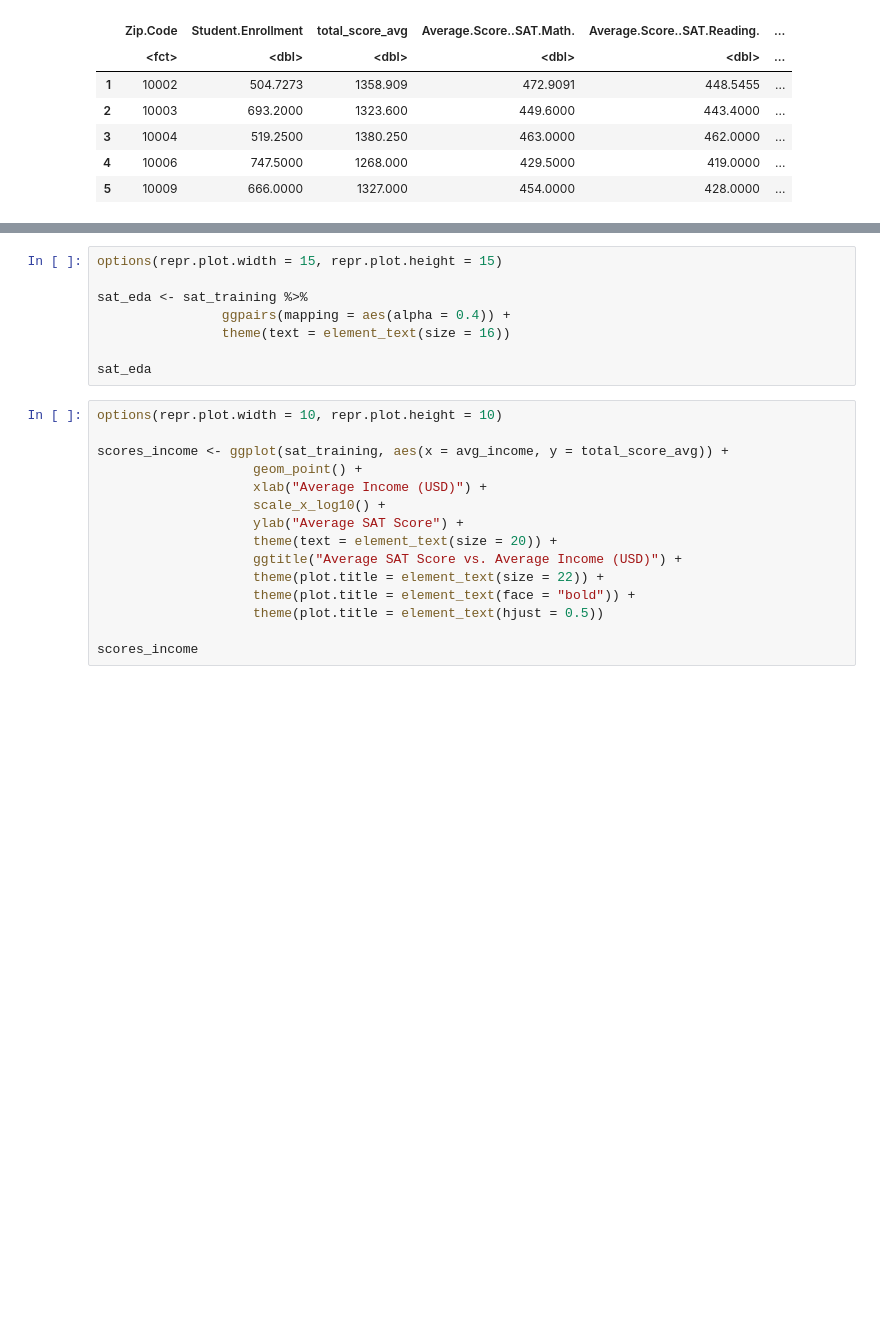
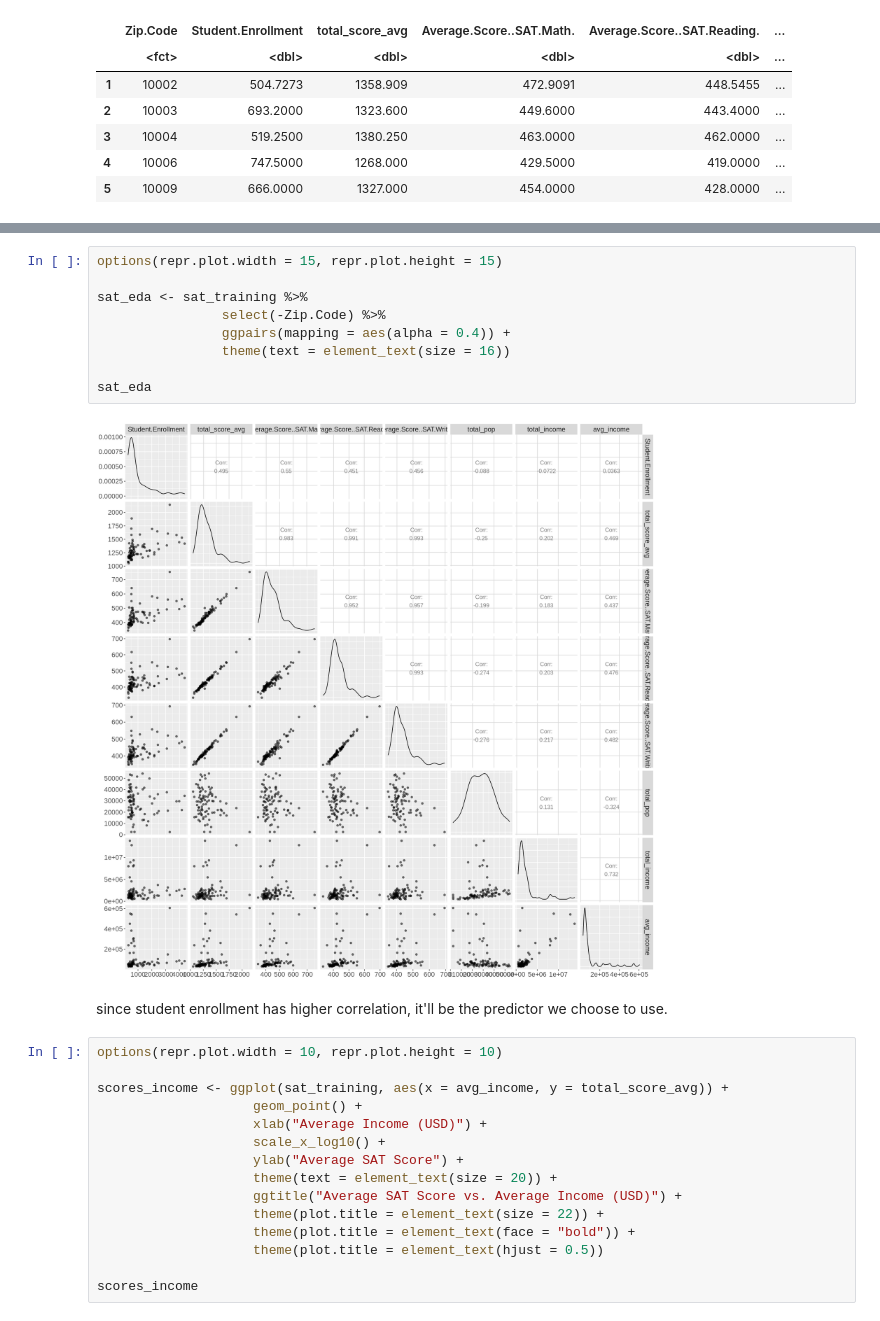
Before and after one commit to emi31770/DSCI-Project, a Jupyter notebook: proposal.ipynb, the cells around one changed output, grey strips where cells are left out. Cells and saved outputs as stored; diff of their text form; blank space fills up the shorter version.

```diff
--- a/proposal.ipynb
+++ b/proposal.ipynb
@@ -122,11 +122,16 @@ ERROR: Error in ggpairs(., mapping = aes(alpha = 0.4)): could not find function
 # %%
 options(repr.plot.width = 15, repr.plot.height = 15)
 
 sat_eda <- sat_training %>%
+                select(-Zip.Code) %>%
                 ggpairs(mapping = aes(alpha = 0.4)) +
                 theme(text = element_text(size = 16))
 
 sat_eda
+# %% [output]
+[figure, added]
+# %% [markdown]
+since student enrollment has higher correlation, it'll be the predictor we choose to use.
 # %%
 options(repr.plot.width = 10, repr.plot.height = 10)
 
```
Also changed, not shown: parts of 2 cells of this notebook.
